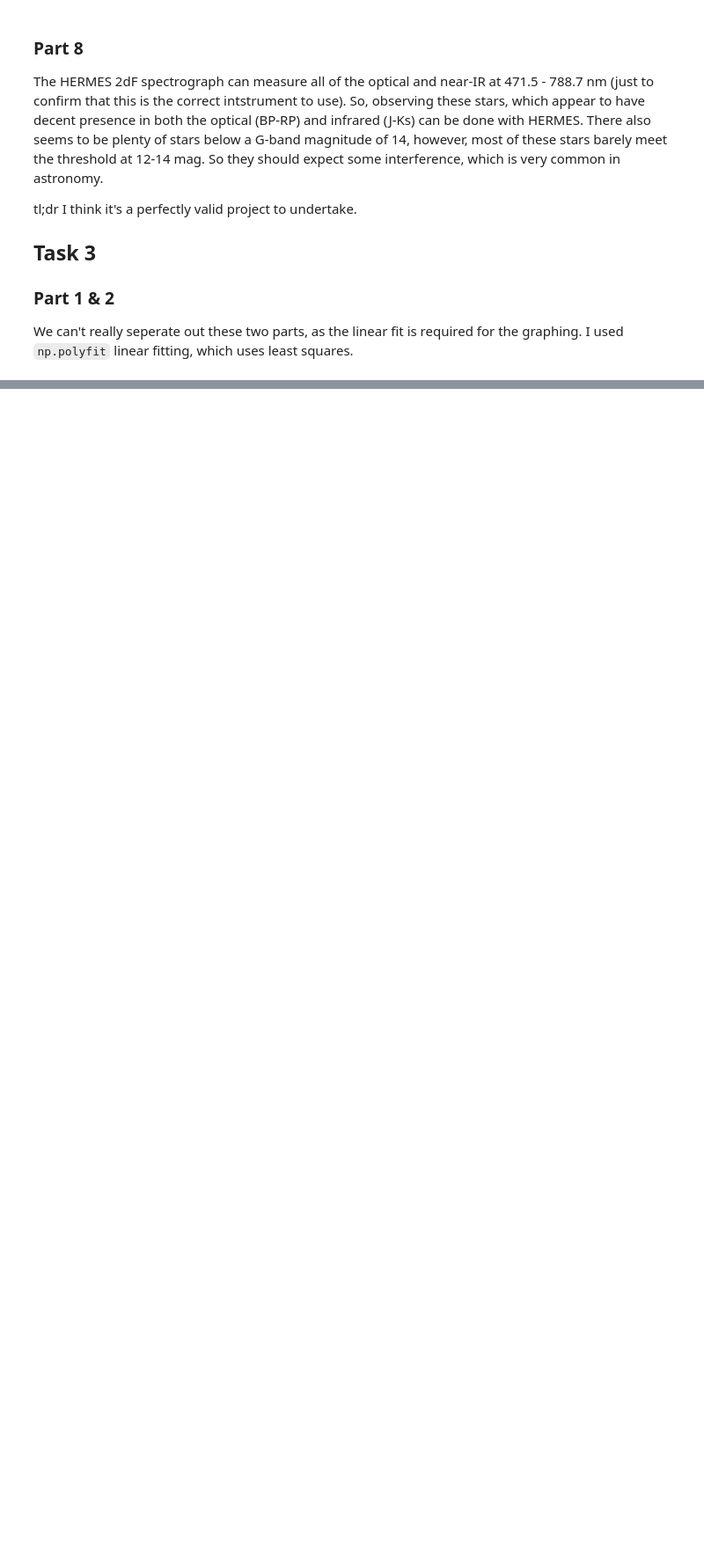
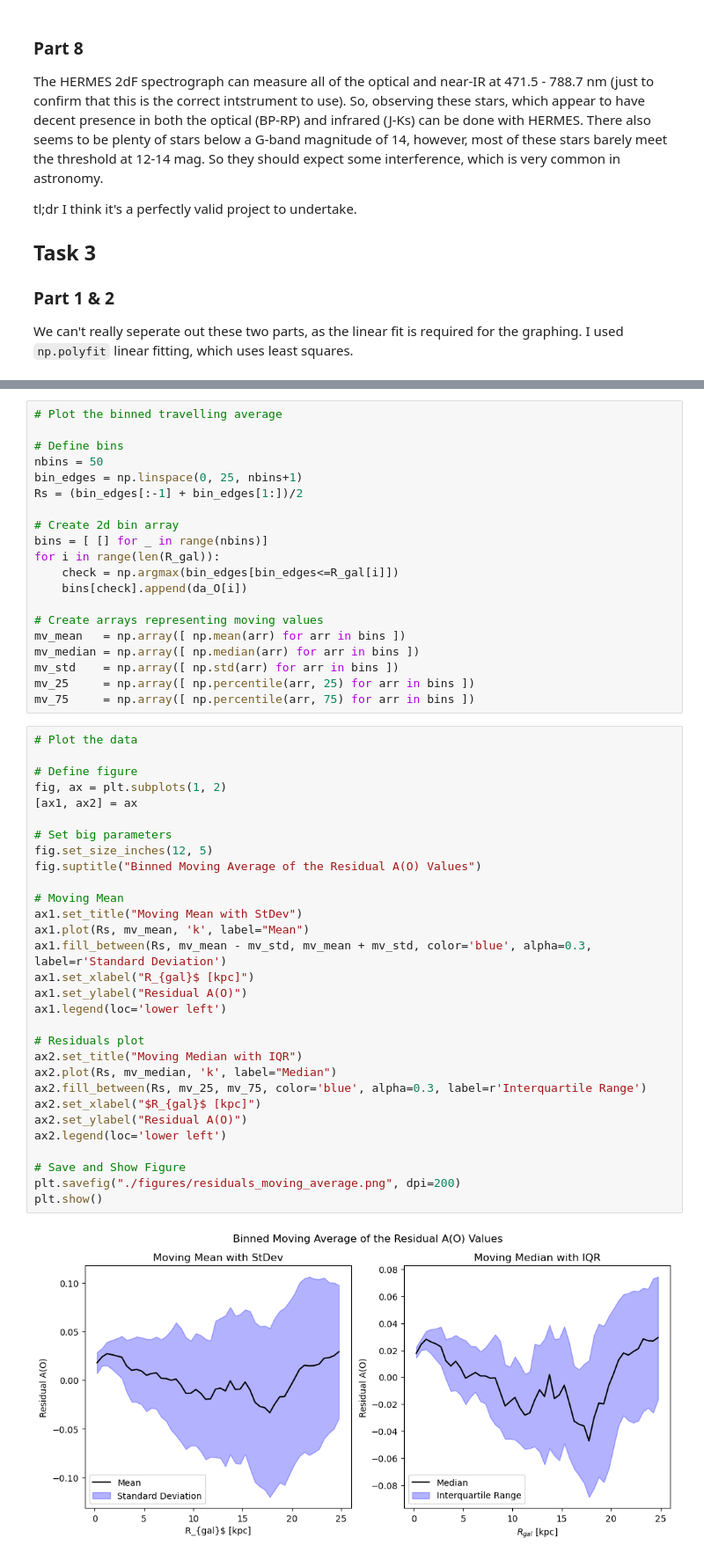
Before and after one commit to Olivex727/olivia-astr4004-ass3, a Jupyter notebook: u7280249.ipynb, the cells around one changed output, grey strips where cells are left out. Shown at 88% size. Drawn from its saved outputs; the diff is of its cells as text; blank space fills up the shorter version.

```diff
--- a/u7280249.ipynb
+++ b/u7280249.ipynb
@@ -356,0 +329,52 @@ Reesiduals?
+# %%
+# Plot the binned travelling average
+
+# Define bins
+nbins = 50
+bin_edges = np.linspace(0, 25, nbins+1)
+Rs = (bin_edges[:-1] + bin_edges[1:])/2
+
+# Create 2d bin array
+bins = [ [] for _ in range(nbins)]
+for i in range(len(R_gal)):
+    check = np.argmax(bin_edges[bin_edges<=R_gal[i]])
+    bins[check].append(da_O[i])
+
+# Create arrays representing moving values
+mv_mean   = np.array([ np.mean(arr) for arr in bins ])
+mv_median = np.array([ np.median(arr) for arr in bins ])
+mv_std    = np.array([ np.std(arr) for arr in bins ])
+mv_25     = np.array([ np.percentile(arr, 25) for arr in bins ])
+mv_75     = np.array([ np.percentile(arr, 75) for arr in bins ])
+# %%
+# Plot the data
+
+# Define figure
+fig, ax = plt.subplots(1, 2)
+[ax1, ax2] = ax
+
+# Set big parameters
+fig.set_size_inches(12, 5)
+fig.suptitle("Binned Moving Average of the Residual A(O) Values")
+
+# Moving Mean
+ax1.set_title("Moving Mean with StDev")
+ax1.plot(Rs, mv_mean, 'k', label="Mean")
+ax1.fill_between(Rs, mv_mean - mv_std, mv_mean + mv_std, color='blue', alpha=0.3, label=r'Standard Deviation')
+ax1.set_xlabel("R_{gal}$ [kpc]")
+ax1.set_ylabel("Residual A(O)")
+ax1.legend(loc='lower left')
+
+# Residuals plot
+ax2.set_title("Moving Median with IQR")
+ax2.plot(Rs, mv_median, 'k', label="Median")
+ax2.fill_between(Rs, mv_25, mv_75, color='blue', alpha=0.3, label=r'Interquartile Range')
+ax2.set_xlabel("$R_{gal}$ [kpc]")
+ax2.set_ylabel("Residual A(O)")
+ax2.legend(loc='lower left')
+
+# Save and Show Figure
+plt.savefig("./figures/residuals_moving_average.png", dpi=200)
+plt.show()
+# %% [output]
+[figure, added]
```
Also changed, not shown: parts of 11 cells of this notebook, 3 other files.
